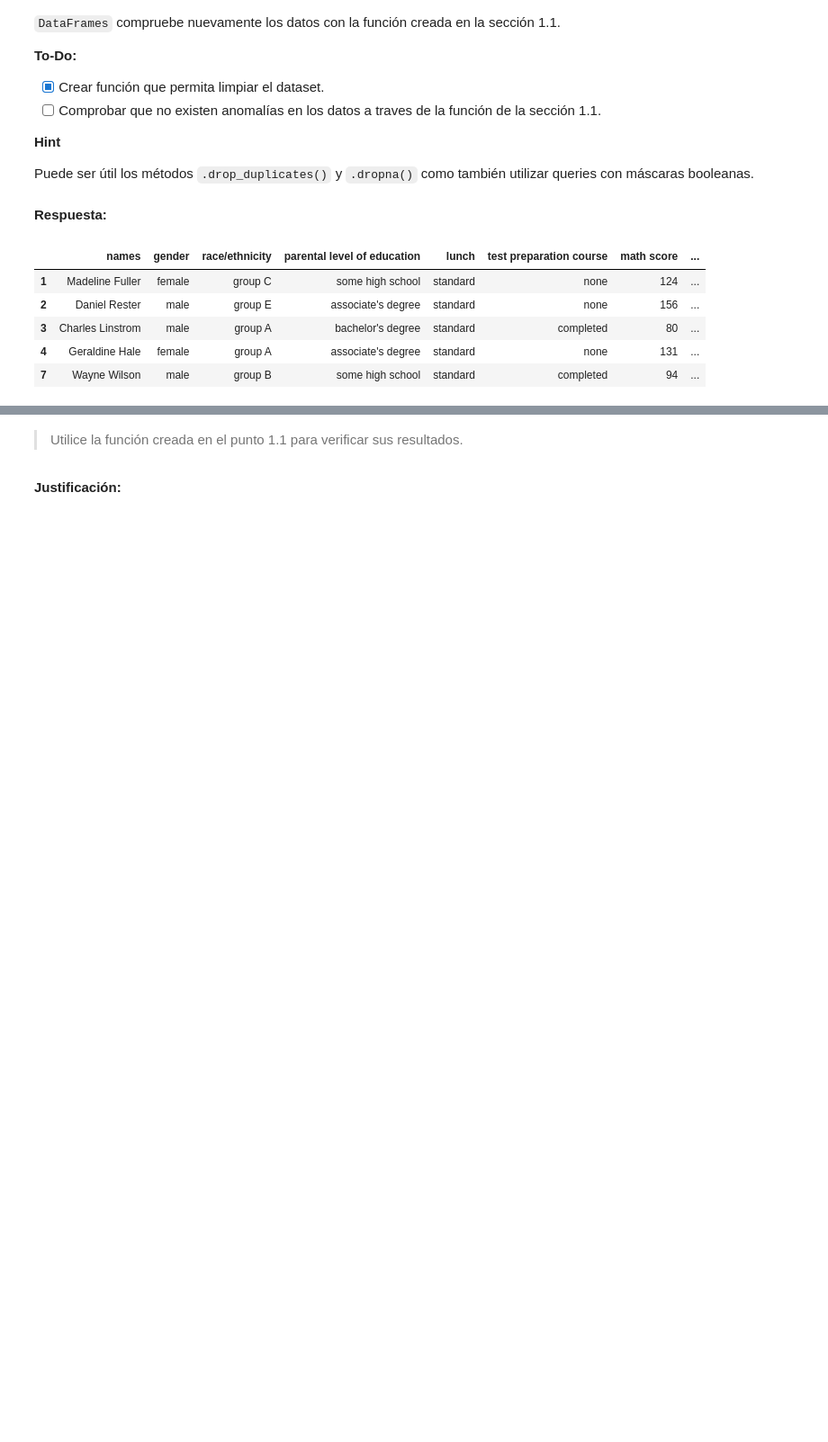
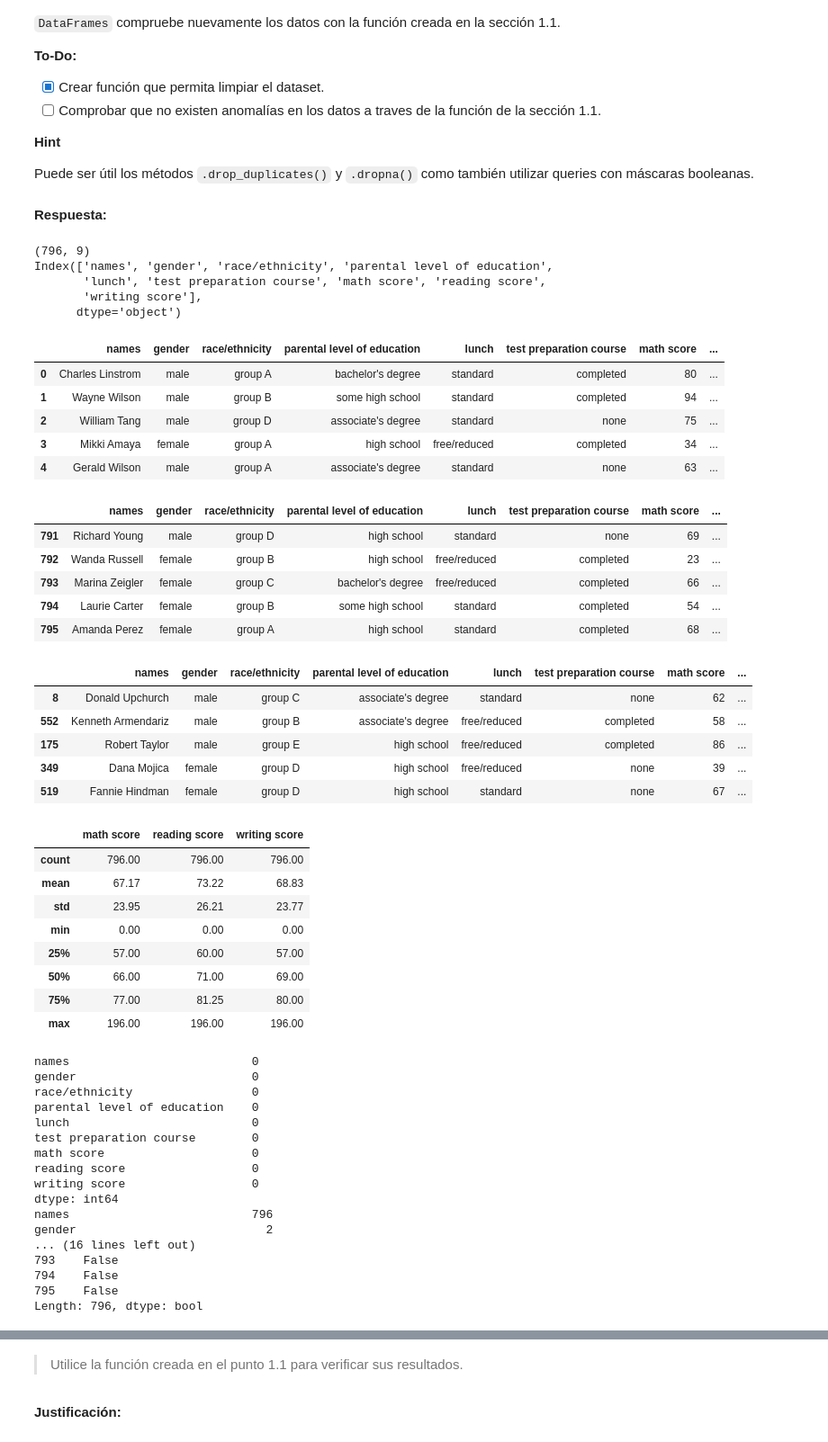
Before and after one commit to DanielCG19/Evaluaciones-MDS7202, a Jupyter notebook: Lab_3/Laboratorio3_enunciado.ipynb, the cells around one changed output, grey strips where cells are left out. Shown: that part at 90% size. Cells and saved outputs as stored; diff of their text form; code cells hidden in the pictures; blank space fills up the shorter version.

```diff
--- a/Lab_3/Laboratorio3_enunciado.ipynb
+++ b/Lab_3/Laboratorio3_enunciado.ipynb
@@ -326,18 +346,62 @@ def clean_data(df):
     output = df.copy()
     output = output.drop_duplicates(subset=['names'], keep=False)
     output = output.dropna()
-    #no sé porqué no me esta tomando estoooooo aaaaaah
-    #output[['math score','reading score', 'writing score']] = output[['math score','reading score', 'writing score']].replace('', 0).astype(int)
-    #output = output.drop(output[(output['math score'] > 100) & (output['reading score'] > 100) & (output['writing score'] > 100)].index, inplace = True)
+
+    output[['math score','reading score', 'writing score']] = output[['math score','reading score', 'writing score']].replace('', 0).astype(int)
+    output = output.drop(output[(output['math score'] > 100) & (output['math score'] > 100) & (output['writing score'] > 100)].index).reset_index(drop=True)
+
     return output
 # %%
 df_grades2 = clean_data(df_grades)
 df_grades2.head()
-#exploratory_data_analysis(df_grades2)
+exploratory_data_analysis(df_grades2)
 # %% [output]
+(796, 9)
+Index(['names', 'gender', 'race/ethnicity', 'parental level of education',
+       'lunch', 'test preparation course', 'math score', 'reading score',
+       'writing score'],
+      dtype='object')
 |  | names | gender | race/ethnicity | parental level of education | lunch | test preparation course | math score | ... |
-| 1 | Madeline Fuller | female | group C | some high school | standard | none | 124 | ... |
-| 2 | Daniel Rester | male | group E | associate's degree | standard | none | 156 | ... |
-| 3 | Charles Linstrom | male | group A | bachelor's degree | standard | completed | 80 | ... |
-| 4 | Geraldine Hale | female | group A | associate's degree | standard | none | 131 | ... |
-| 7 | Wayne Wilson | male | group B | some high school | standard | completed | 94 | ... |
+| 0 | Charles Linstrom | male | group A | bachelor's degree | standard | completed | 80 | ... |
+| 1 | Wayne Wilson | male | group B | some high school | standard | completed | 94 | ... |
+| 2 | William Tang | male | group D | associate's degree | standard | none | 75 | ... |
+| 3 | Mikki Amaya | female | group A | high school | free/reduced | completed | 34 | ... |
+| 4 | Gerald Wilson | male | group A | associate's degree | standard | none | 63 | ... |
+|  | names | gender | race/ethnicity | parental level of education | lunch | test preparation course | math score | ... |
+| 791 | Richard Young | male | group D | high school | standard | none | 69 | ... |
+| 792 | Wanda Russell | female | group B | high school | free/reduced | completed | 23 | ... |
+| 793 | Marina Zeigler | female | group C | bachelor's degree | free/reduced | completed | 66 | ... |
+| 794 | Laurie Carter | female | group B | some high school | standard | completed | 54 | ... |
+| 795 | Amanda Perez | female | group A | high school | standard | completed | 68 | ... |
+|  | names | gender | race/ethnicity | parental level of education | lunch | test preparation course | math score | ... |
+| 8 | Donald Upchurch | male | group C | associate's degree | standard | none | 62 | ... |
+| 552 | Kenneth Armendariz | male | group B | associate's degree | free/reduced | completed | 58 | ... |
+| 175 | Robert Taylor | male | group E | high school | free/reduced | completed | 86 | ... |
+| 349 | Dana Mojica | female | group D | high school | free/reduced | none | 39 | ... |
+| 519 | Fannie Hindman | female | group D | high school | standard | none | 67 | ... |
+|  | math score | reading score | writing score |
+| count | 796.00 | 796.00 | 796.00 |
+| mean | 67.17 | 73.22 | 68.83 |
+| std | 23.95 | 26.21 | 23.77 |
+| min | 0.00 | 0.00 | 0.00 |
+| 25% | 57.00 | 60.00 | 57.00 |
+| 50% | 66.00 | 71.00 | 69.00 |
+| 75% | 77.00 | 81.25 | 80.00 |
+| max | 196.00 | 196.00 | 196.00 |
+names                          0
+gender                         0
+race/ethnicity                 0
+parental level of education    0
+lunch                          0
+test preparation course        0
+math score                     0
+reading score                  0
+writing score                  0
+dtype: int64
+names                          796
+gender                           2
+... (16 lines left out)
+793    False
+794    False
+795    False
+Length: 796, dtype: bool
```
Also changed, not shown: parts of 4 cells of this notebook.
